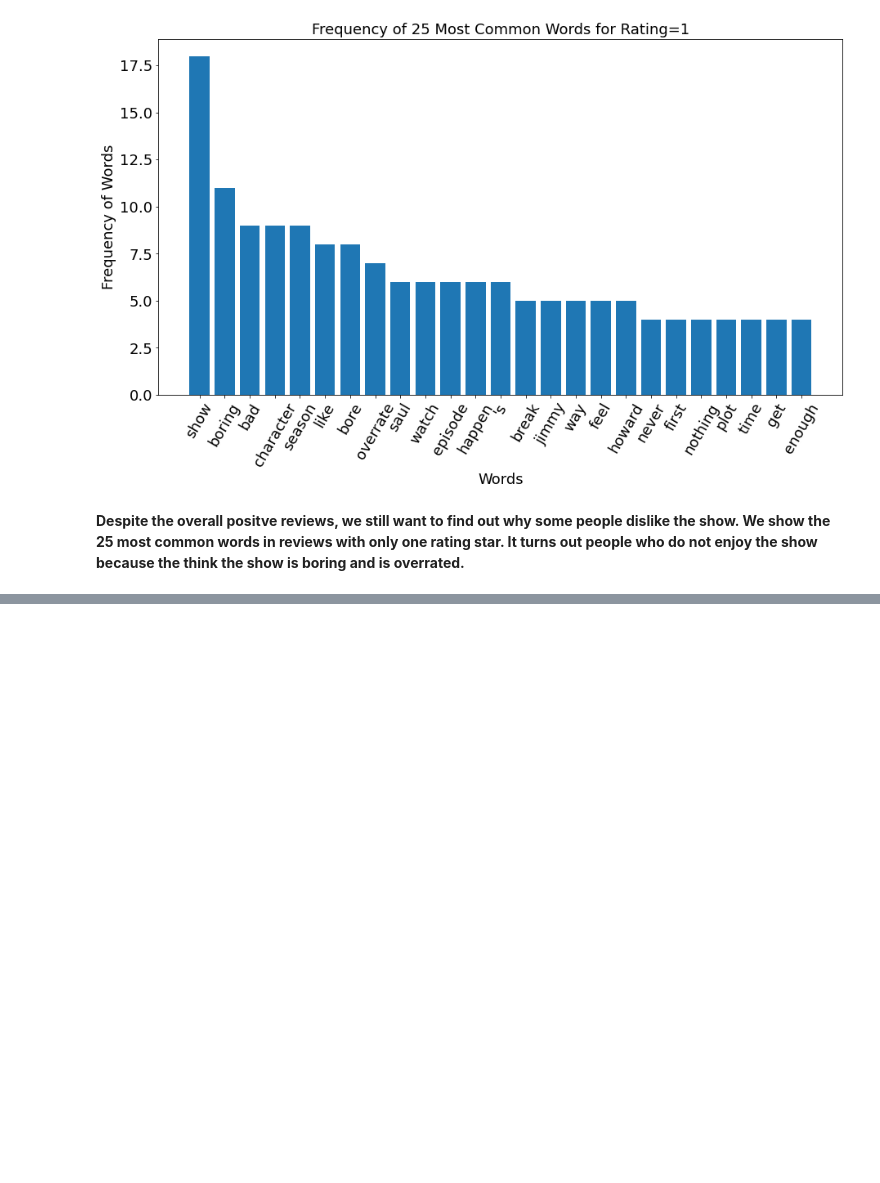
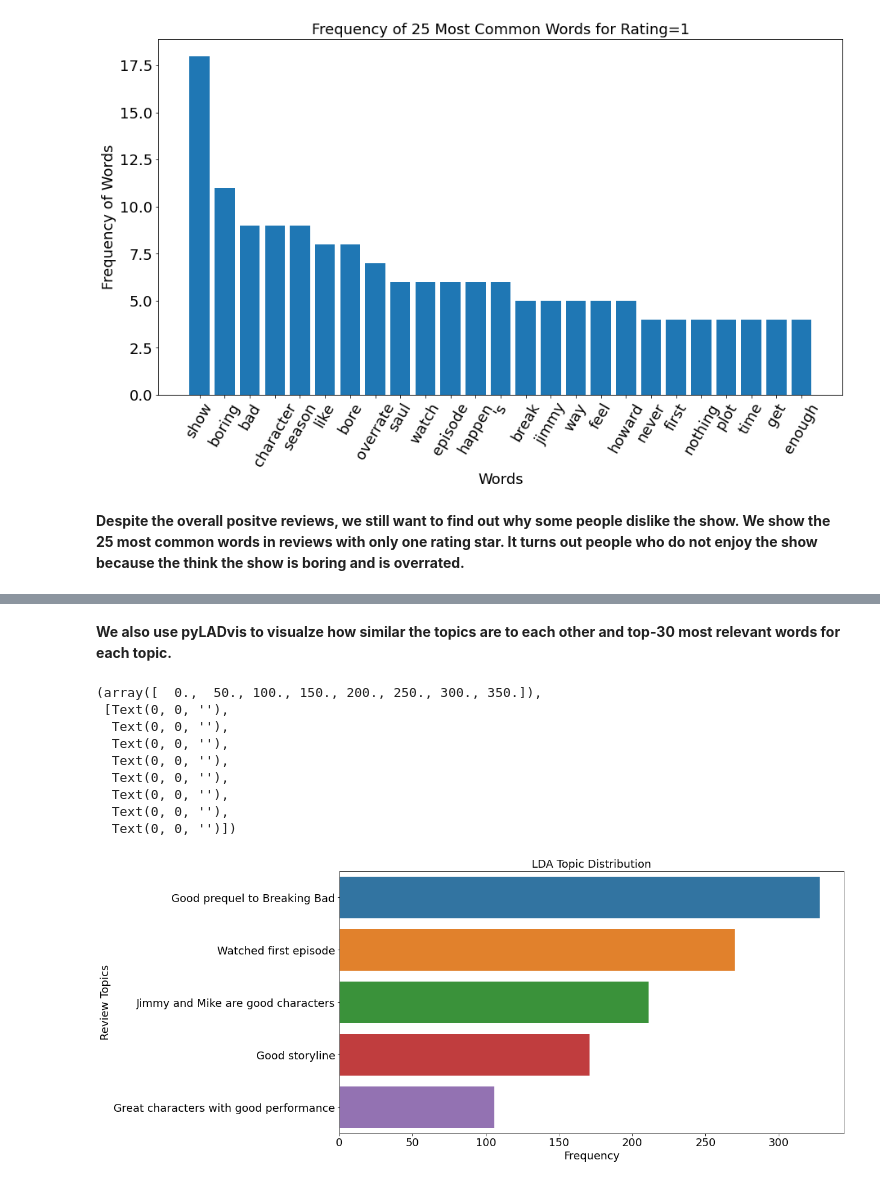
Before and after one commit to m724297540/Do-people-like-better-call-saul, a Jupyter notebook: EDA_audience_reviews.ipynb, the cells around one changed output, grey strips where cells are left out. Cells and saved outputs as stored; diff of their text form; code cells hidden in the pictures; blank space fills up the shorter version.

```diff
--- a/EDA_audience_reviews.ipynb
+++ b/EDA_audience_reviews.ipynb
@@ -199,0 +222,10 @@ plt.show()
+# %%
+lda_model = LatentDirichletAllocation(n_components=5, learning_method='online', max_iter=500, random_state=0).fit(tf)
+no_top_words = 10
+def display_topics(model, feature_names, no_top_words):
+    for topic_idx, topic in enumerate(model.components_):
+        print("Topic %d:" % (topic_idx))
+        print(" ".join([feature_names[i]
+                          for i in topic.argsort()[:-no_top_words - 1:-1]]))
+
+display_topics(lda_model, tf_feature_names, no_top_words)
@@ -199,0 +279,27 @@ plt.show()
+# %% [markdown]
+**We also use pyLADvis to visualze how similar the topics are to each other and top-30 most relevant words for each topic.**
+# %%
+lda_topic_values = lda_model.transform(tf)
+df['lda_topics'] = lda_topic_values.argmax(axis=1)
+lda_remap = {0: 'Good storyline', 1: 'Watched first episode', 2: 'Great characters with good performance', 3: 'Good prequel to Breaking Bad',4: 'Jimmy and Mike are good characters'}
+df['lda_topics'] = df['lda_topics'].map(lda_remap)
+
+lda_x = df['lda_topics'].value_counts()
+plt.figure(figsize=(15,8))
+sns.barplot(lda_x.values, lda_x.index)
+plt.title("LDA Topic Distribution", fontsize=18)
+plt.ylabel('Review Topics', fontsize=18)
+plt.yticks(fontsize=18)
+plt.xlabel('Frequency', fontsize=18)
+plt.xticks(fontsize=18)
+# %% [output]
+(array([  0.,  50., 100., 150., 200., 250., 300., 350.]),
+ [Text(0, 0, ''),
+  Text(0, 0, ''),
+  Text(0, 0, ''),
+  Text(0, 0, ''),
+  Text(0, 0, ''),
+  Text(0, 0, ''),
+  Text(0, 0, ''),
+  Text(0, 0, '')])
+[figure, added]
```
Also changed, not shown: parts of 10 cells of this notebook, 1 other file.
